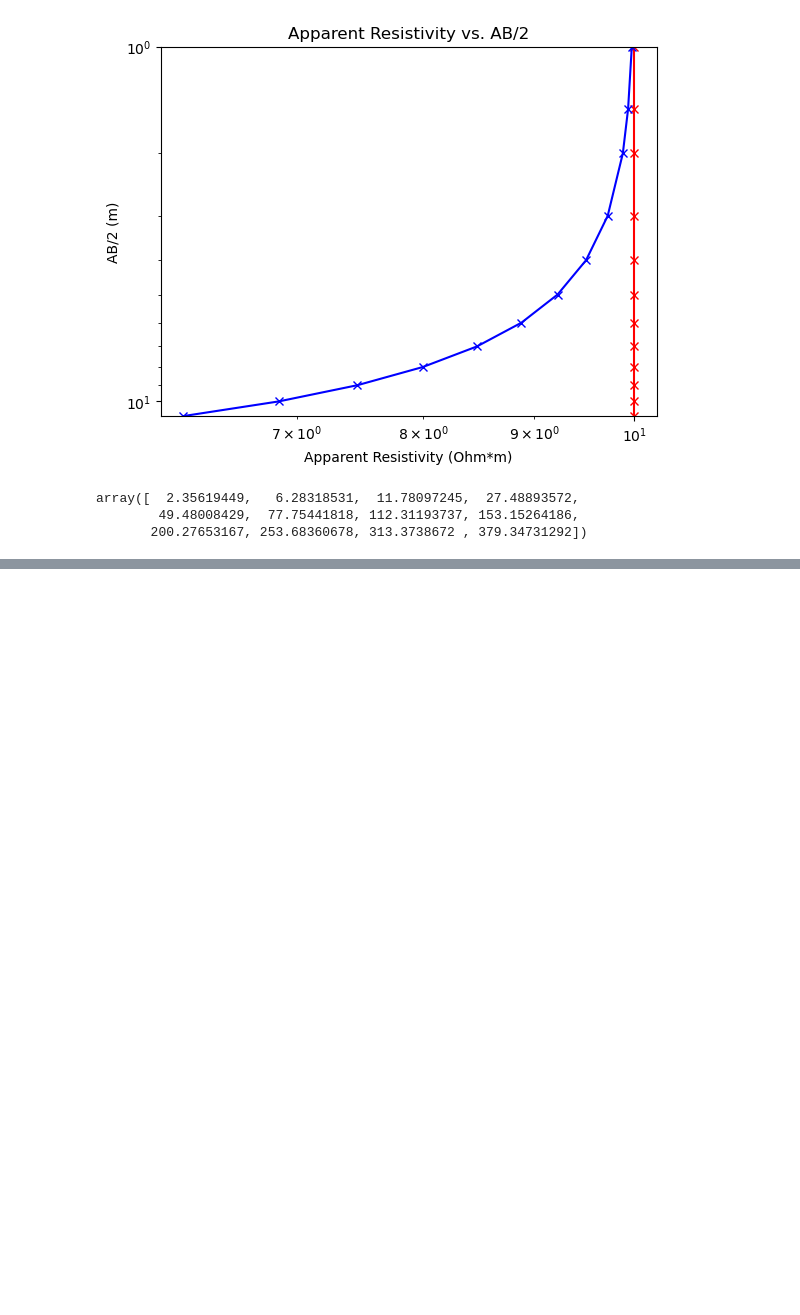
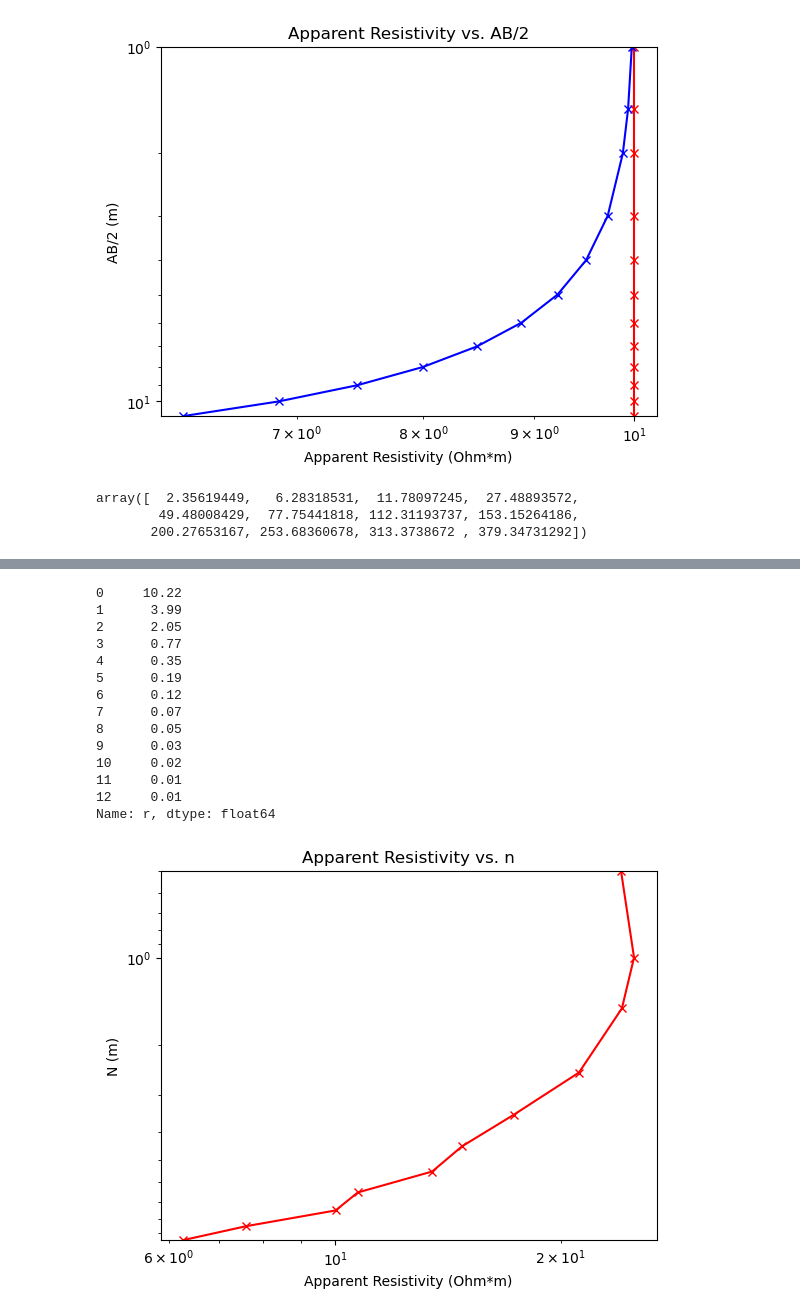
Before and after one commit to GarimaPrabhakar/bert-practice, a Jupyter notebook: tryingstuff/lead_resistances.ipynb, the cells around one changed output, grey strips where cells are left out. Cells and saved outputs as stored; diff of their text form; code cells hidden in the pictures; blank space fills up the shorter version.

```diff
--- a/tryingstuff/lead_resistances.ipynb
+++ b/tryingstuff/lead_resistances.ipynb
@@ -164,0 +166,28 @@ array([  2.35619449,   6.28318531,  11.78097245,  27.48893572,
+# %%
+# Jackpot looks like it has one layer. I'm going to use the monopole north-south data.
+df2 = mjackns
+
+x = df2["n"][:-2]
+y = df2["rhoa"][:-2]
+
+plt.loglog(np.array(y).reshape(len(y),1), np.array(x).reshape(len(x),1), 'rx-', label='measured')
+plt.ylim(max(x), min(x))
+plt.title("Apparent Resistivity vs. n")
+plt.xlabel("Apparent Resistivity (Ohm*m)")
+plt.ylabel("N (m)")
+# %% [output]
+0     10.22
+1      3.99
+2      2.05
+3      0.77
+4      0.35
+5      0.19
+6      0.12
+7      0.07
+8      0.05
+9      0.03
+10     0.02
+11     0.01
+12     0.01
+Name: r, dtype: float64
+[figure, added]
```
Also changed, not shown: parts of 8 cells of this notebook, 6 other files.
